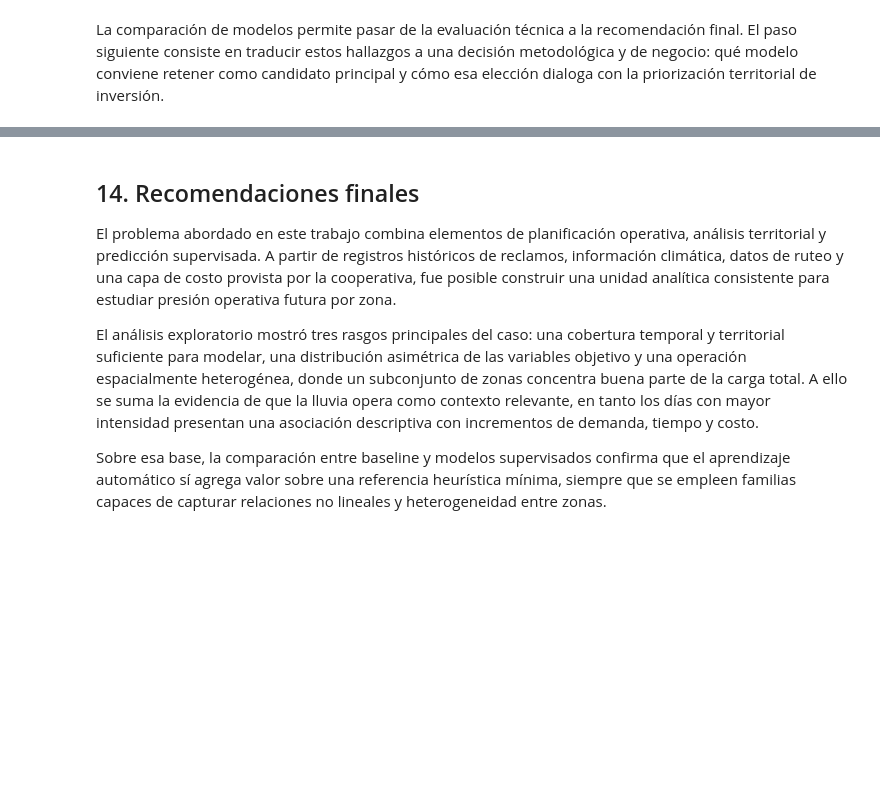
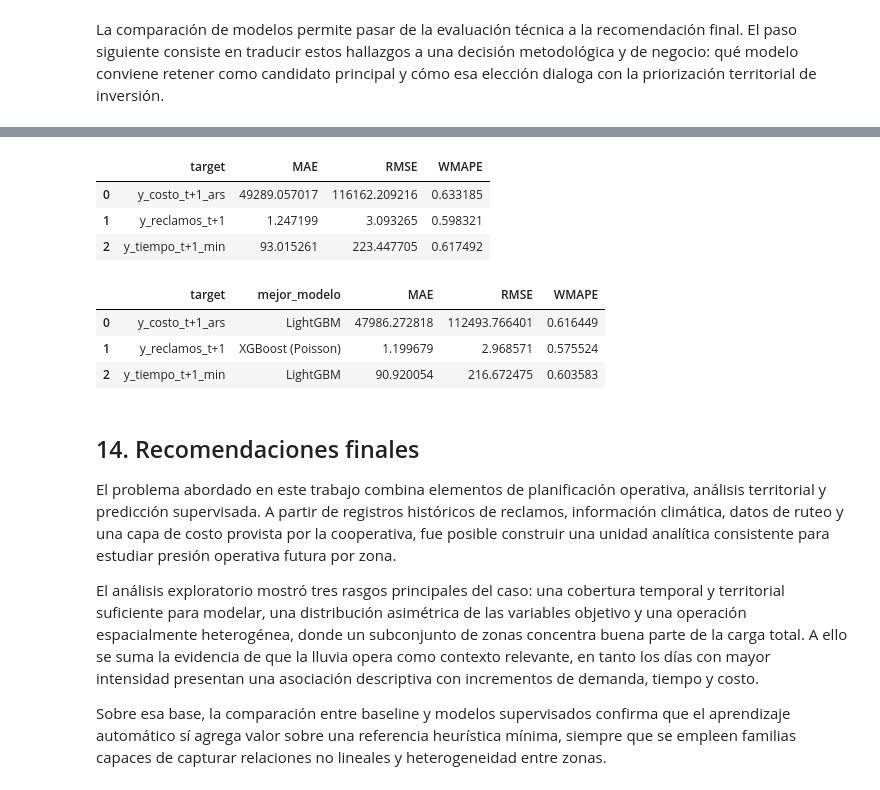
Before and after one commit to martinlacheski/tp-ceia-amq, a Jupyter notebook: notebooks/5_tp_final_amq.ipynb, the cells around one changed output, grey strips where cells are left out. Saved outputs shown, nothing was run; the diff lists cells and outputs as text; code cells hidden in the pictures; blank space fills up the shorter version.

Commit message:
implementacion de modelos avanzados

```diff
--- a/notebooks/5_tp_final_amq.ipynb
+++ b/notebooks/5_tp_final_amq.ipynb
@@ -1505,3 +1590,76 @@ La comparación de modelos permite pasar de la evaluación técnica a la recomen
+# %%
+from sklearn.ensemble import RandomForestClassifier
+
+hurdle_models = {}
+hurdle_metrics = []
+
+for target in target_columns:
+    # 1. Clasificador: ¿es mayor a cero?
+    y_train_class = (y_train[target] > 0).astype(int)
+    clf = RandomForestClassifier(n_estimators=100, random_state=42, n_jobs=-1)
+    clf.fit(X_train, y_train_class)
+
+    # 2. Regresor: solo cuando es mayor a cero
+    mask_train = y_train[target] > 0
+    reg = XGBRegressor(n_estimators=100, random_state=42, verbosity=0)
+
+    if mask_train.sum() > 0:
+        reg.fit(X_train[mask_train], y_train[target][mask_train])
+    else:
+        # Fallback si no hay positivos
+        reg.fit(X_train, y_train[target])
+
+    # Predicción
+    # Probabilidad de clase 1
+    prob_class1 = clf.predict_proba(X_val)[:, 1]
+
+    # Cantidad predicha
+    pred_amount = reg.predict(X_val)
+
+    # Valor esperado = P(>0) * Pred_amount
+    predictions = prob_class1 * pred_amount
+
+    mae, rmse, wmape = compute_metrics(y_val[target], predictions)
+
+    hurdle_models[target] = {'classifier': clf, 'regressor': reg}
+    hurdle_metrics.append({
+        'target': target,
+        'MAE': mae,
+        'RMSE': rmse,
+        'WMAPE': wmape,
+    })
+
+hurdle_summary = pd.DataFrame(hurdle_metrics).sort_values('target').reset_index(drop=True)
+hurdle_comp = hurdle_summary.rename(columns={'MAE': 'mae', 'RMSE': 'rmse', 'WMAPE': 'wmape'}).assign(modelo='Hurdle (RF+XGB)')
+hurdle_summary
+# %% [output]
+|  | target | MAE | RMSE | WMAPE |
+| 0 | y_costo_t+1_ars | 49289.057017 | 116162.209216 | 0.633185 |
+| 1 | y_reclamos_t+1 | 1.247199 | 3.093265 | 0.598321 |
+| 2 | y_tiempo_t+1_min | 93.015261 | 223.447705 | 0.617492 |
+# %%
+# Agregamos los nuevos modelos a la tabla de comparación
+comparison_results = pd.concat([
+    comparison_results,
+    lgb_comp,
+    cat_comp,
+    xgb_pois_comp,
+    hurdle_comp
+], ignore_index=True)
+
+best_by_target = (
+    comparison_results.sort_values(['target', 'wmape'])
+    .groupby('target', as_index=False)
+    .first()[['target', 'modelo', 'mae', 'rmse', 'wmape']]
+    .rename(columns={'modelo': 'mejor_modelo', 'mae': 'MAE', 'rmse': 'RMSE', 'wmape': 'WMAPE'})
+)
+
+best_by_target
+# %% [output]
+|  | target | mejor_modelo | MAE | RMSE | WMAPE |
+| 0 | y_costo_t+1_ars | LightGBM | 47986.272818 | 112493.766401 | 0.616449 |
+| 1 | y_reclamos_t+1 | XGBoost (Poisson) | 1.199679 | 2.968571 | 0.575524 |
+| 2 | y_tiempo_t+1_min | LightGBM | 90.920054 | 216.672475 | 0.603583 |
 # %% [markdown]
 ## 14. Recomendaciones finales
 
```
Also changed, not shown: parts of 8 cells of this notebook, 6 other files.
